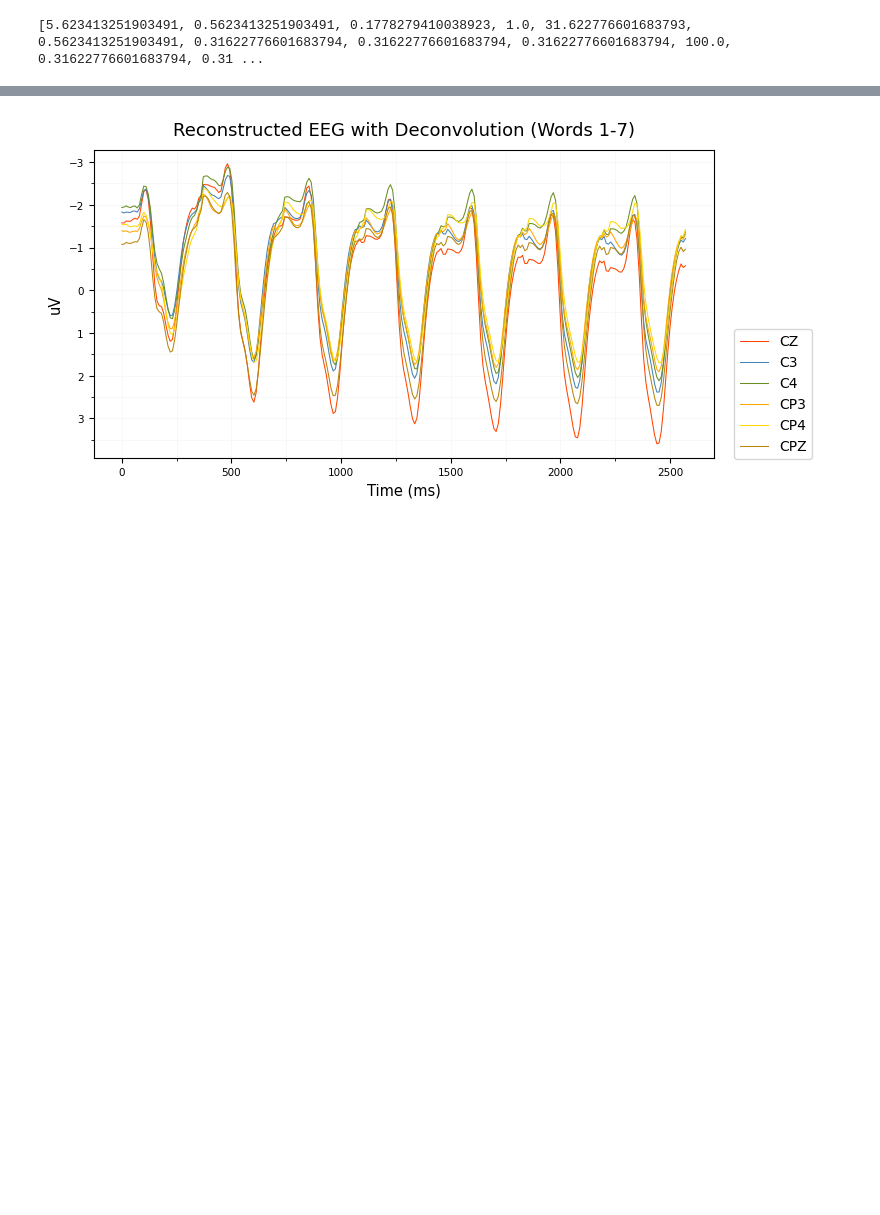
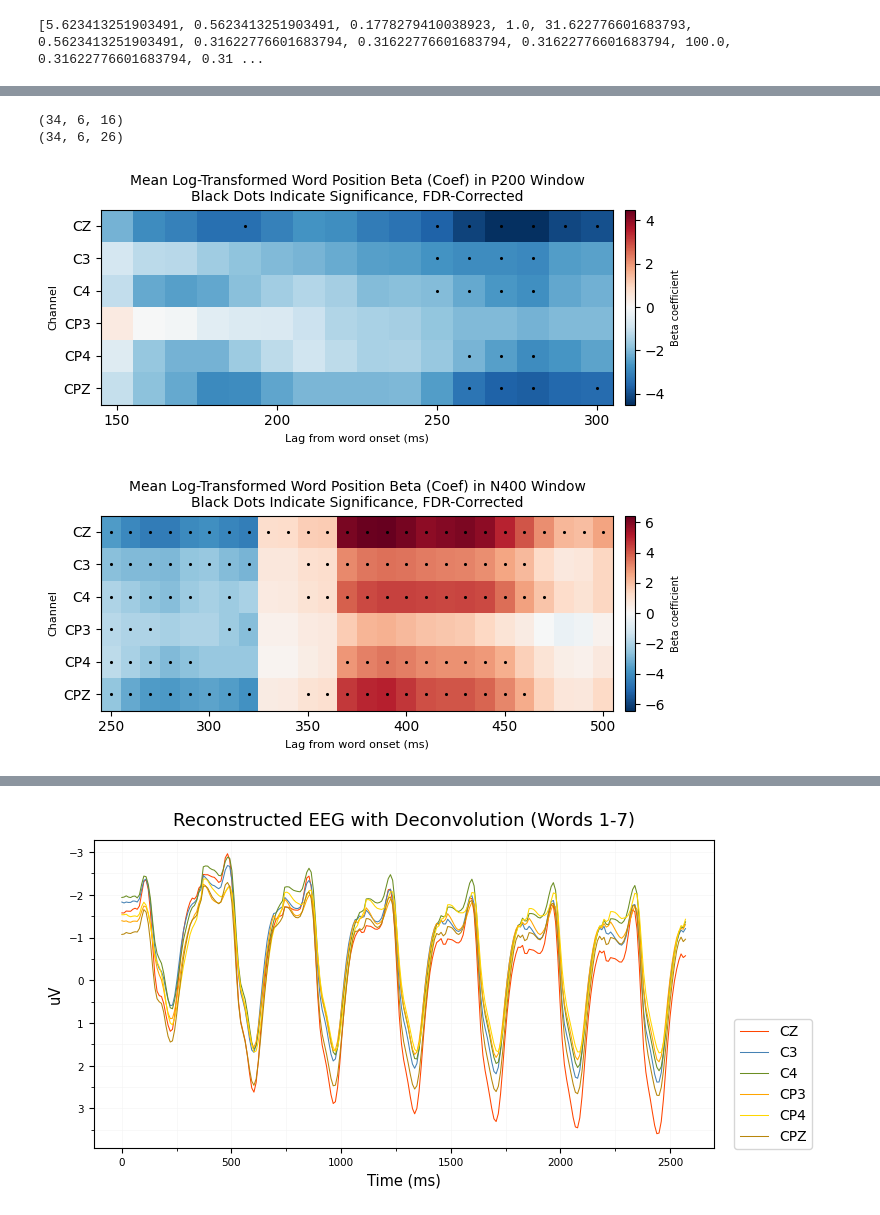
Before and after one commit to amandalin047/Updating_rERP_2023, a Jupyter notebook: deconvolution/deconv_v3.ipynb, the cells around one changed output, grey strips where cells are left out. Saved outputs shown, nothing was run; the diff lists cells and outputs as text; code cells hidden in the pictures; blank space fills up the shorter version.

```diff
--- a/deconvolution/deconv_v3.ipynb
+++ b/deconvolution/deconv_v3.ipynb
@@ -765,0 +753,22 @@ Black dots are p < 0.05 (t-test, FDR corrected).
+# %%
+p200_coefs = get_time_window_coefs(subj_refit,
+                                   n_predictors=2,
+                                   intercept_index=0,
+                                   beta_index=1,
+                                   time_window=(0.15, 0.3),
+                                   sfreq=100.0,
+                                   sig_thresh=0.05)
+
+n400_coefs = get_time_window_coefs(subj_refit,
+                                   n_predictors=2,
+                                   intercept_index=0,
+                                   beta_index=1,
+                                   time_window=(0.25, 0.5),
+                                   sfreq=100.0,
+                                   sig_thresh=0.05)
+
+print(p200_coefs.beta_window.shape)
+print(n400_coefs.beta_window.shape)
+# %% [output]
+(34, 6, 16)
+(34, 6, 26)
@@ -766 +839,18 @@ Black dots are p < 0.05 (t-test, FDR corrected).
+# %%
+fig1 = time_window_heatmap(p200_coefs,
+                           time_window=(0.15, 0.3),
+                           decim=10,
+                           ch_roi=ch_roi,
+                           show_corrected=True,
+                           component_name="P200")
+fig2 = time_window_heatmap(n400_coefs,
+                           time_window=(0.25, 0.5),
+                           decim=10,
+                           ch_roi=ch_roi,
+                           show_corrected=True,
+                           component_name="N400")
+plt.show()
+# %% [output]
+[figure, added]
+[figure, added]
 # %%
```
Also changed, not shown: parts of 9 cells of this notebook.
